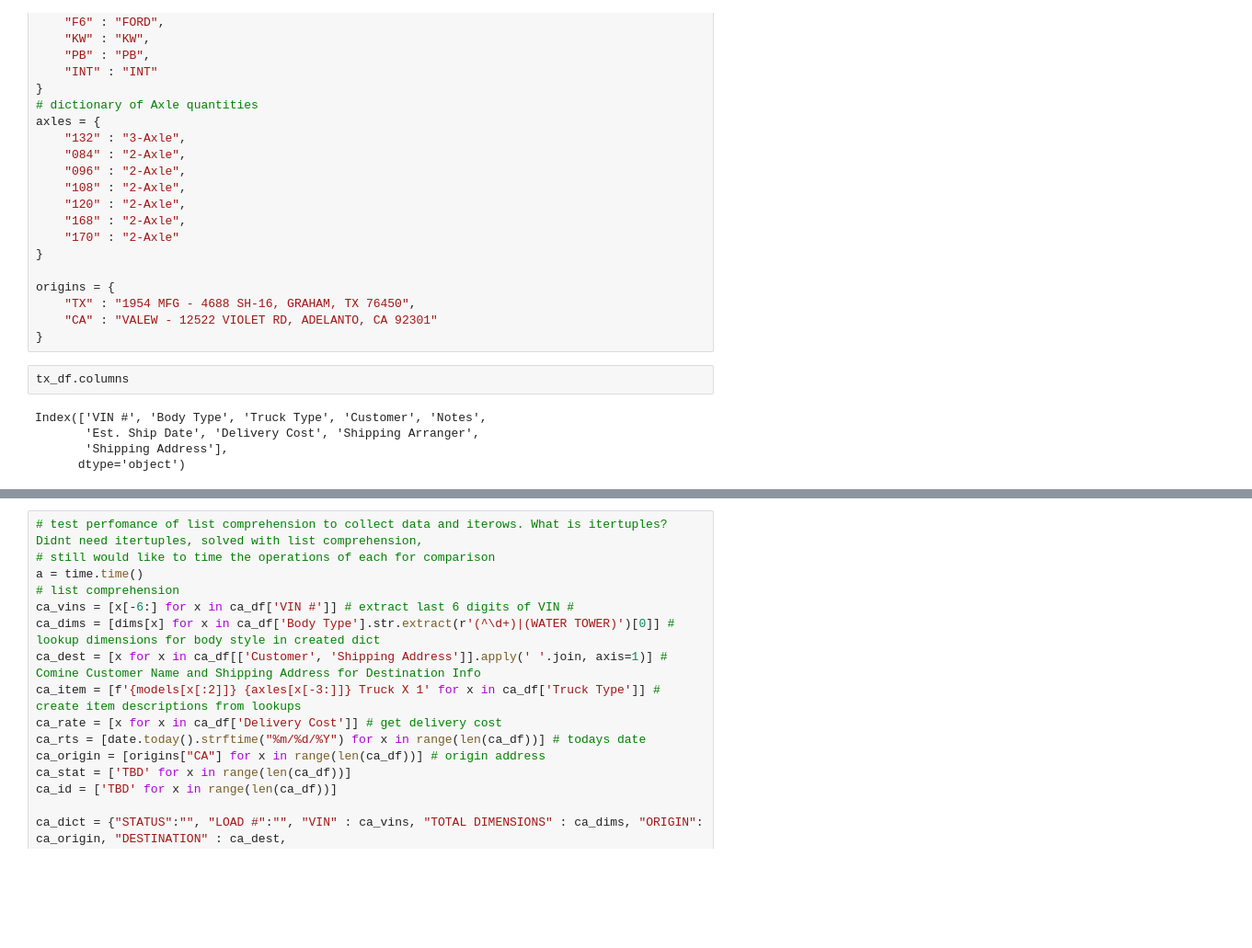
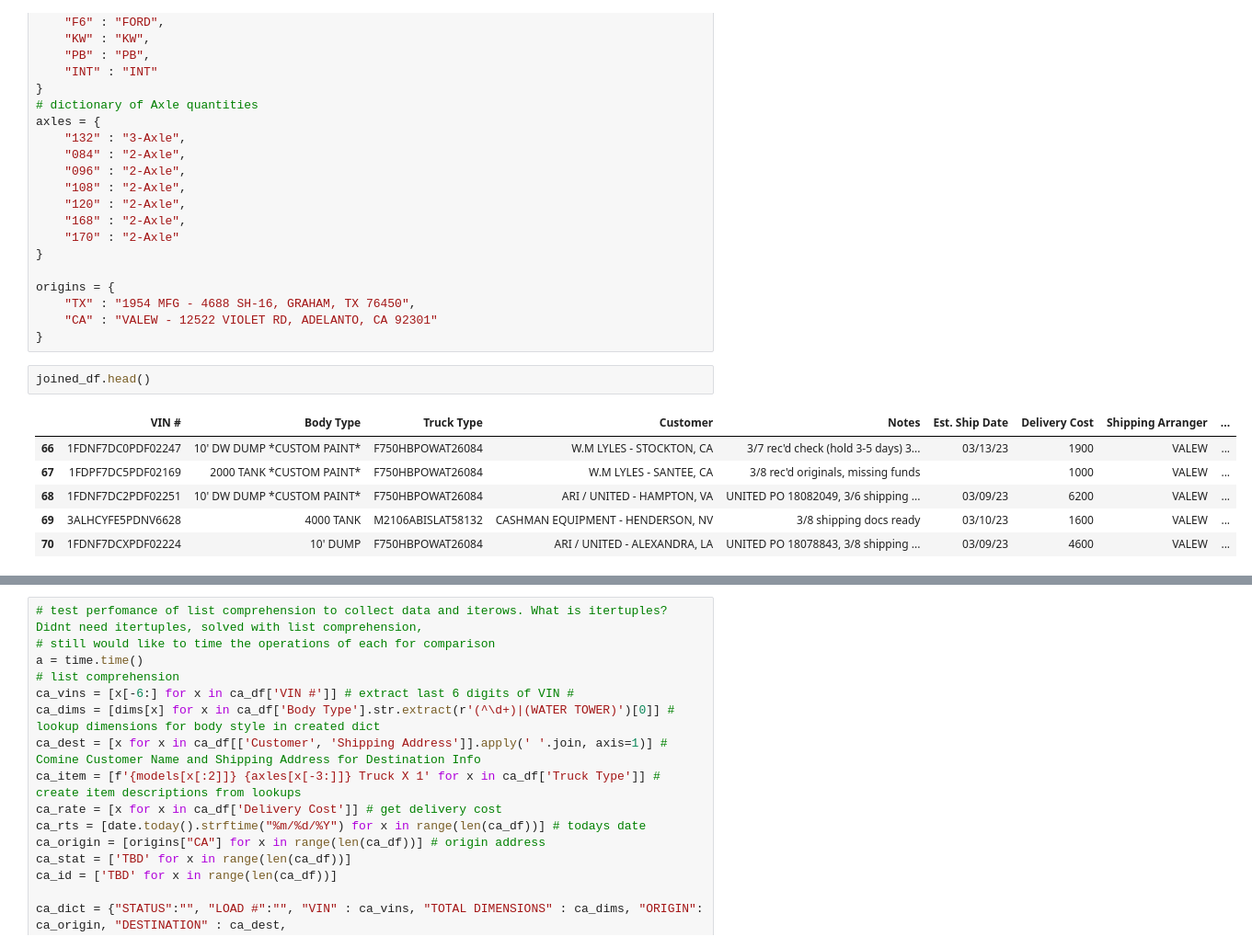
Before and after one commit to Jforbus/shipping_automation, a Jupyter notebook: shipping_bot_testing.ipynb, the cells around one changed output, grey strips where cells are left out. Shown at 92% size. Drawn from its saved outputs; the diff is of its cells as text; blank space fills up the shorter version.

```diff
--- a/shipping_bot_testing.ipynb
+++ b/shipping_bot_testing.ipynb
@@ -199,13 +208,15 @@ origins = {
     "TX" : "1954 MFG - 4688 SH-16, GRAHAM, TX 76450",
     "CA" : "VALEW - 12522 VIOLET RD, ADELANTO, CA 92301"
 }
-# %%
-tx_df.columns
-# %% [output]
-Index(['VIN #', 'Body Type', 'Truck Type', 'Customer', 'Notes',
-       'Est. Ship Date', 'Delivery Cost', 'Shipping Arranger',
-       'Shipping Address'],
-      dtype='object')
+# %%
+joined_df.head()
+# %% [output]
+|  | VIN # | Body Type | Truck Type | Customer | Notes | Est. Ship Date | Delivery Cost | Shipping Arranger | ... |
+| 66 | 1FDNF7DC0PDF02247 | 10' DW DUMP *CUSTOM PAINT* | F750HBPOWAT26084 | W.M LYLES - STOCKTON, CA | 3/7 rec'd check (hold 3-5 days) 3... | 03/13/23 | 1900 | VALEW | ... |
+| 67 | 1FDPF7DC5PDF02169 | 2000 TANK *CUSTOM PAINT* | F750HBPOWAT26084 | W.M LYLES - SANTEE, CA | 3/8 rec'd originals, missing funds |  | 1000 | VALEW | ... |
+| 68 | 1FDNF7DC2PDF02251 | 10' DW DUMP *CUSTOM PAINT* | F750HBPOWAT26084 | ARI / UNITED - HAMPTON, VA | UNITED PO 18082049, 3/6 shipping ... | 03/09/23 | 6200 | VALEW | ... |
+| 69 | 3ALHCYFE5PDNV6628 | 4000 TANK | M2106ABISLAT58132 | CASHMAN EQUIPMENT - HENDERSON, NV | 3/8 shipping docs ready | 03/10/23 | 1600 | VALEW | ... |
+| 70 | 1FDNF7DCXPDF02224 | 10' DUMP | F750HBPOWAT26084 | ARI / UNITED - ALEXANDRA, LA | UNITED PO 18078843, 3/8 shipping ... | 03/09/23 | 4600 | VALEW | ... |
 # %%
 # create item descriptions
 import re
```
Also changed, not shown: parts of 3 cells of this notebook, 1 other file.
